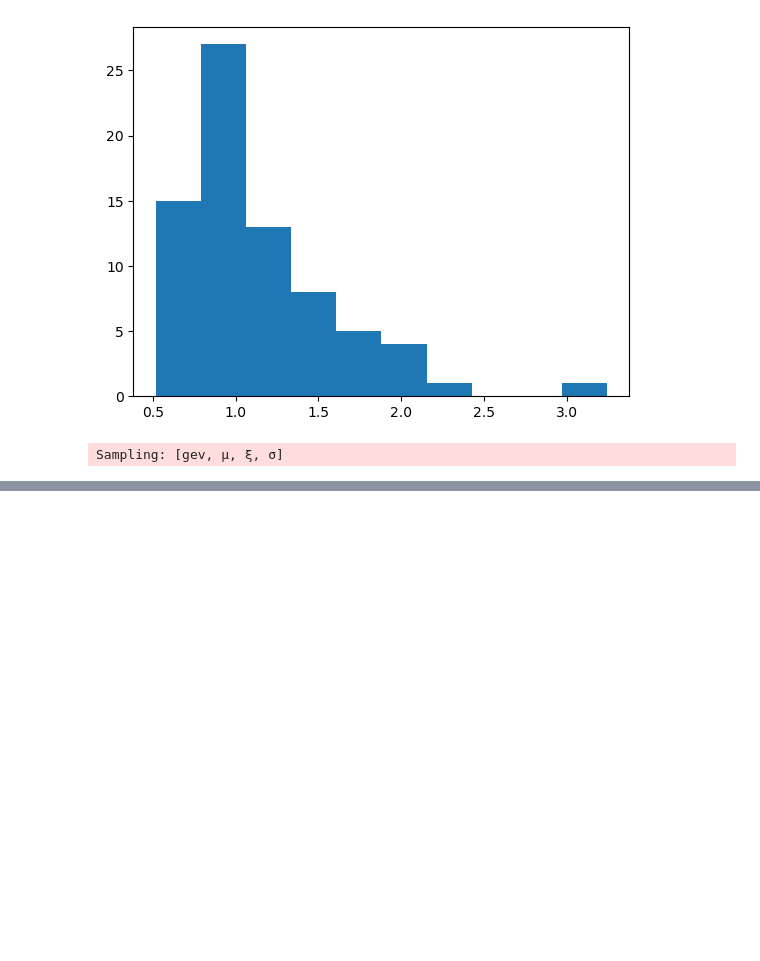
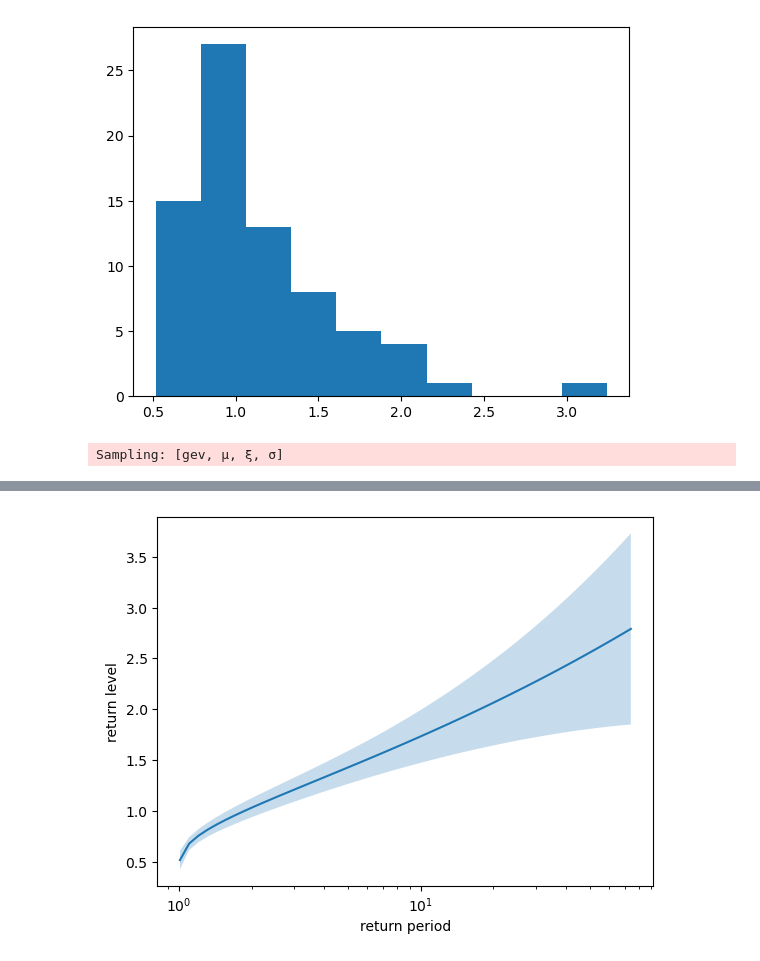
Before and after one commit to jjmossel/extremeweather, a Jupyter notebook: notebooks/GEV_probabilistic_01.ipynb, the cells around one changed output, grey strips where cells are left out. Cells and saved outputs as stored; diff of their text form; code cells hidden in the pictures; blank space fills up the shorter version.

```diff
--- a/notebooks/GEV_probabilistic_01.ipynb
+++ b/notebooks/GEV_probabilistic_01.ipynb
@@ -109,0 +128,4 @@ az.plot_trace(idata, var_names=["μ", "σ", "ξ"], figsize=(12, 12));
+# %%
+GEV_hourly.return_level_plot(include_ci=True)
+# %% [output]
+[figure, added]
```
Also changed, not shown: parts of 12 cells of this notebook.
